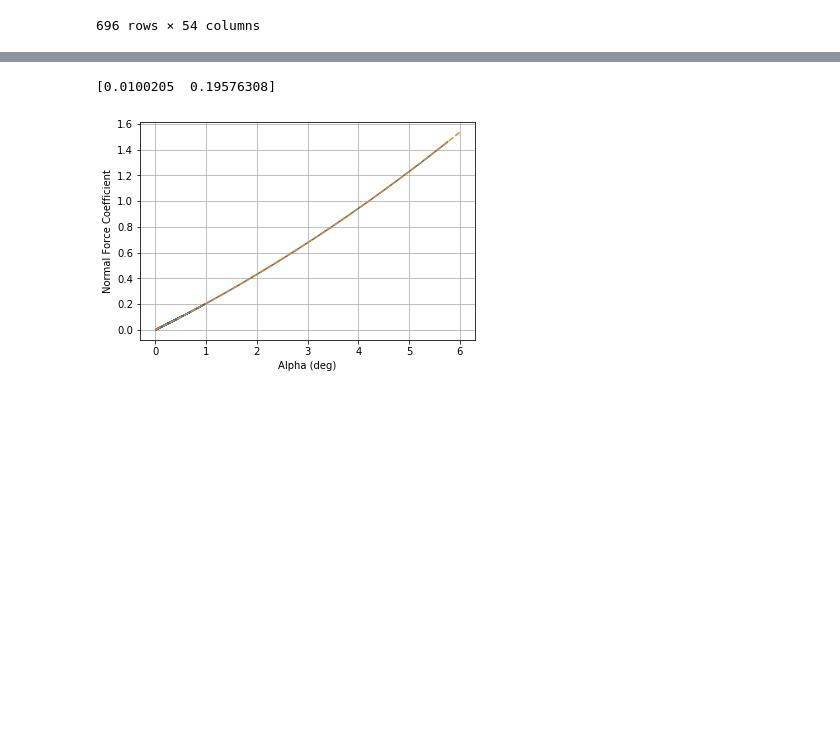
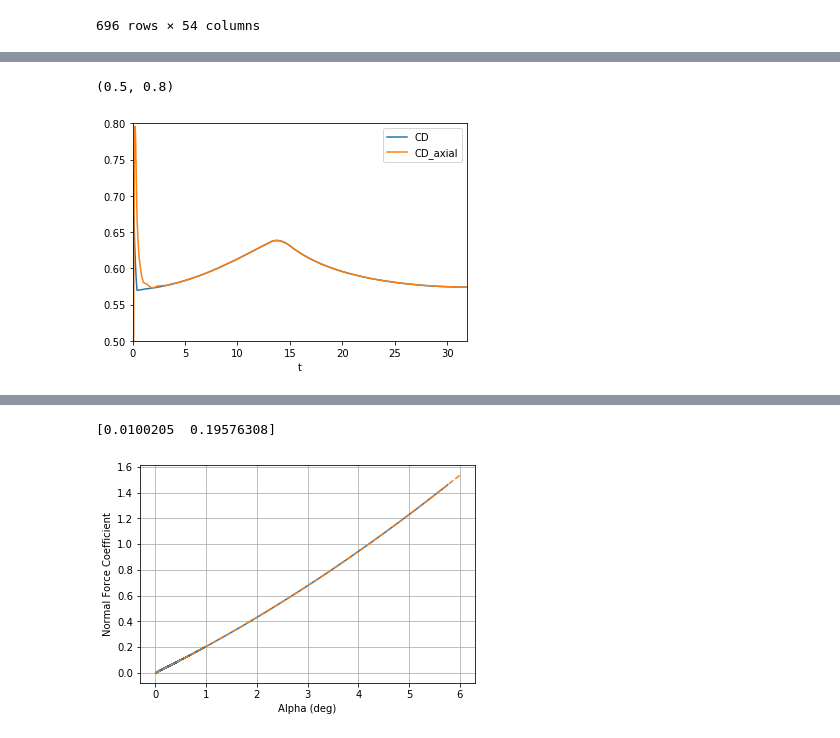
Before and after one commit to icl-rocketry/Full_Open_Rocket_Model, a Jupyter notebook: analyse_openRocket_sim_data.ipynb, the cells around one changed output, grey strips where cells are left out. Drawn from its saved outputs; the diff is of its cells as text; code cells hidden in the pictures; blank space fills up the shorter version.

```diff
--- a/analyse_openRocket_sim_data.ipynb
+++ b/analyse_openRocket_sim_data.ipynb
@@ -126 +127,7 @@ plt.legend()
+# %%
+df2.plot(x='t', y=['CD','CD_axial'])
+plt.ylim([0.5,0.8])
+# %% [output]
+(0.5, 0.8)
+[figure, added]
 # %%
```
Also changed, not shown: parts of 15 cells of this notebook.
